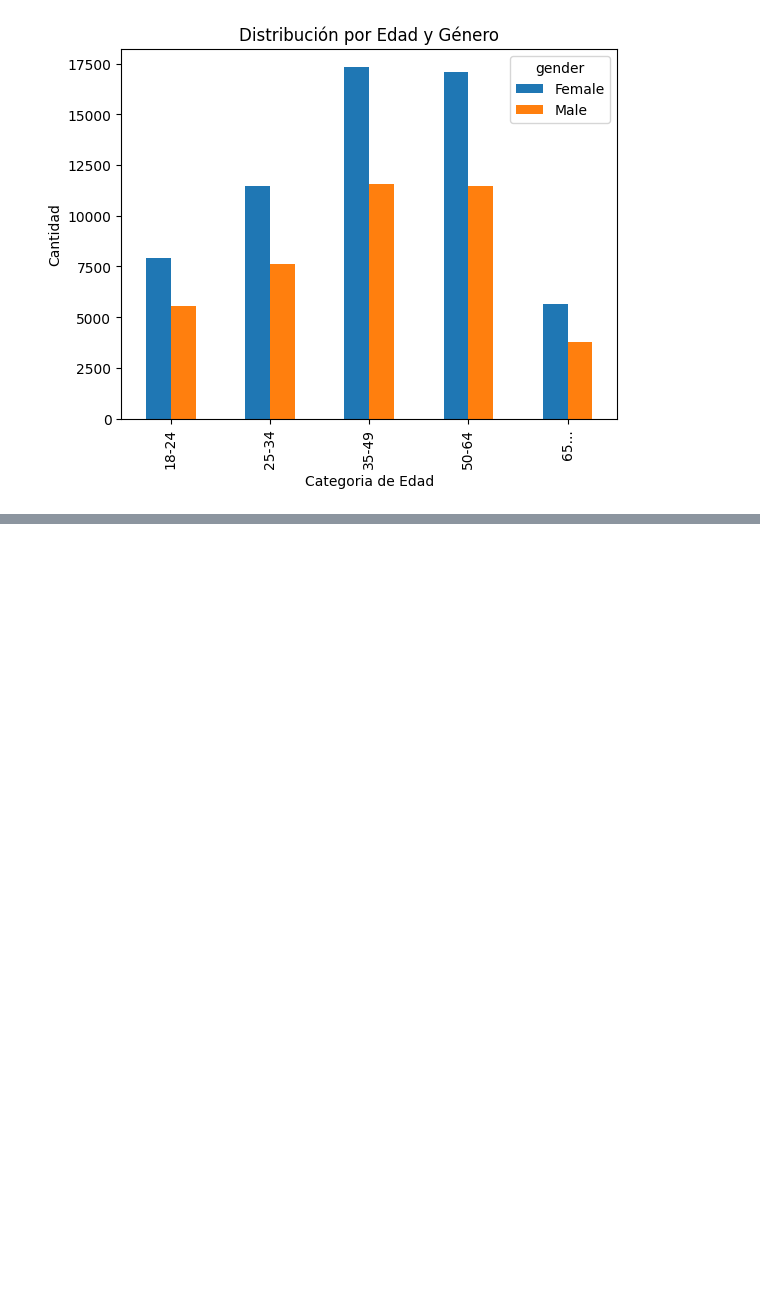
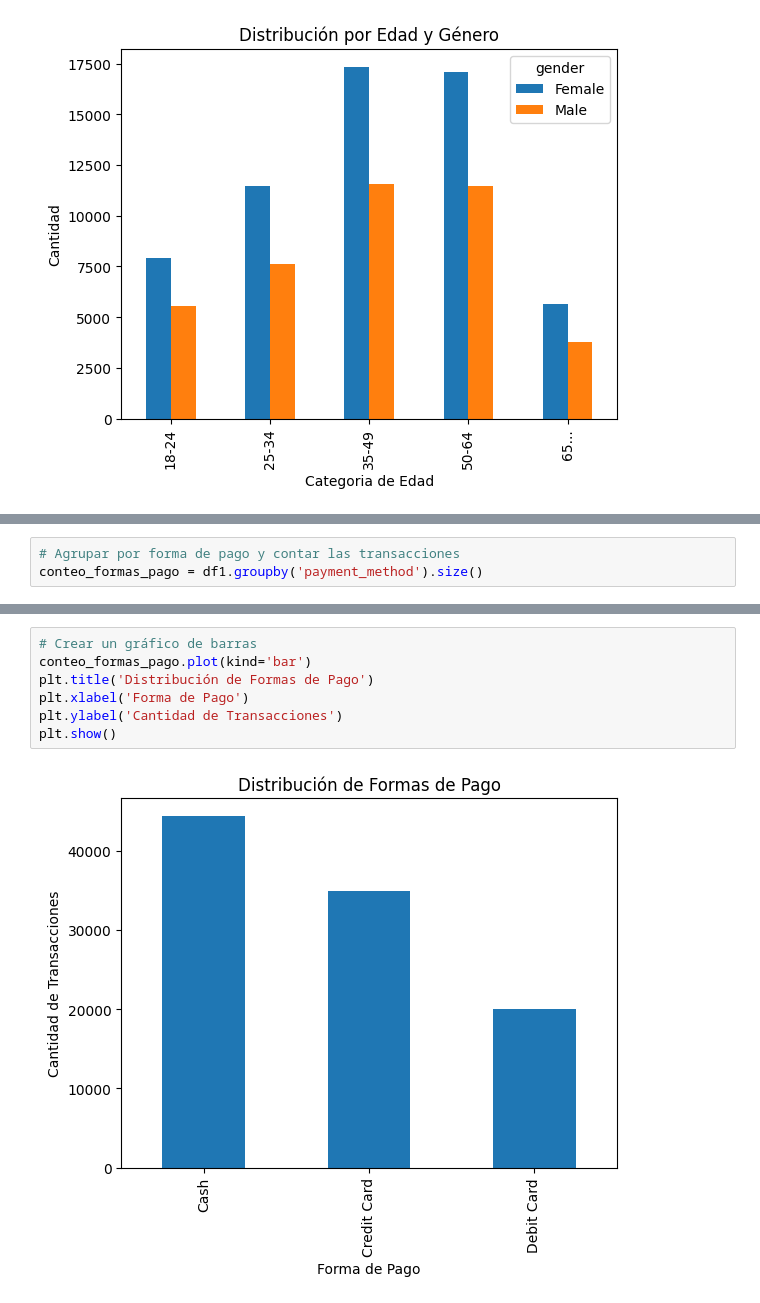
Before and after one commit to CarmenRosillo/retail-analisis, a Jupyter notebook: retail.ipynb, the cells around one changed output, grey strips where cells are left out. Saved outputs shown, nothing was run; the diff lists cells and outputs as text; blank space fills up the shorter version.

```diff
--- a/retail.ipynb
+++ b/retail.ipynb
@@ -335,0 +353,3 @@ plt.show()
+# %%
+# Agrupar por forma de pago y contar las transacciones
+conteo_formas_pago = df1.groupby('payment_method').size()
@@ -335,0 +365,9 @@ plt.show()
+# %%
+# Crear un gráfico de barras
+conteo_formas_pago.plot(kind='bar')
+plt.title('Distribución de Formas de Pago')
+plt.xlabel('Forma de Pago')
+plt.ylabel('Cantidad de Transacciones')
+plt.show()
+# %% [output]
+[figure, added]
```
Also changed, not shown: parts of 4 cells of this notebook.
